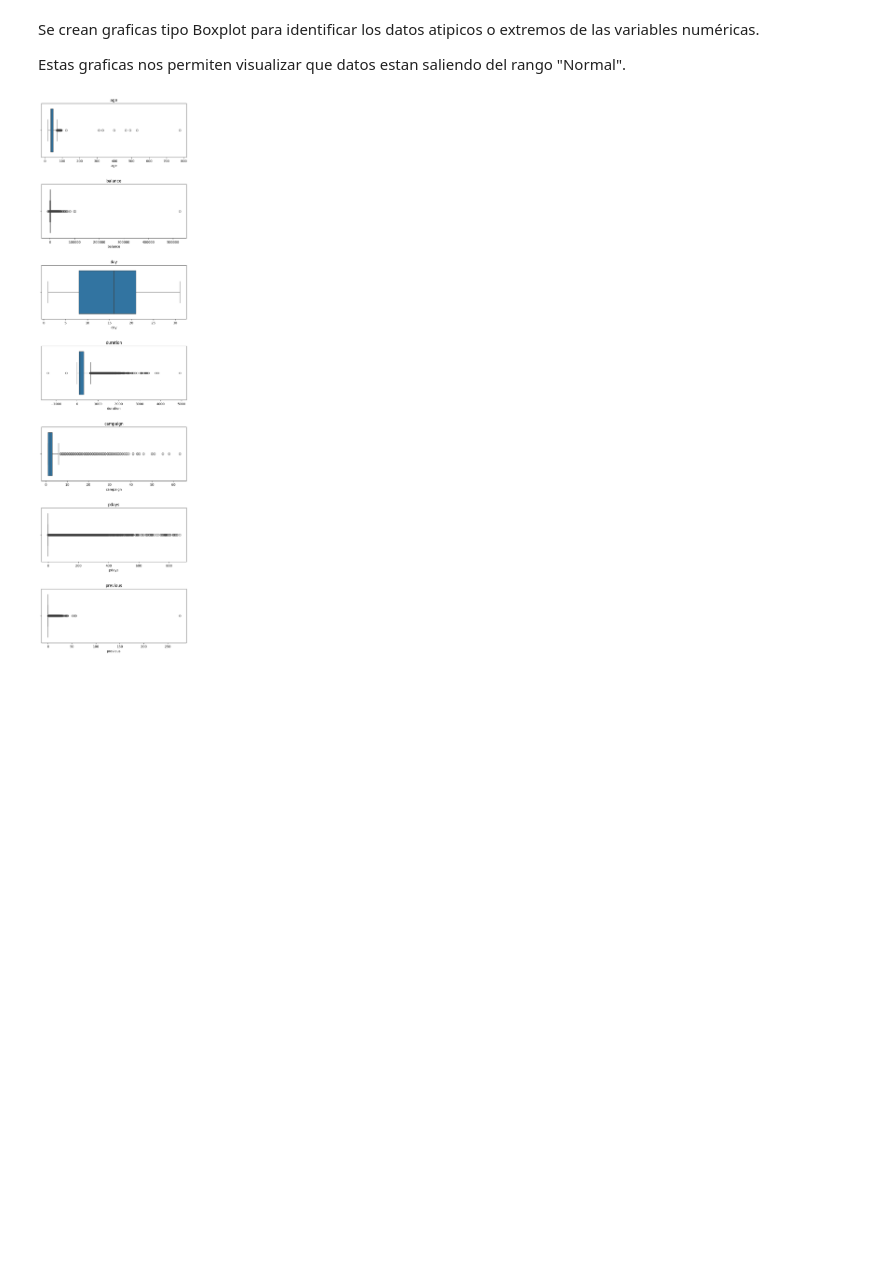
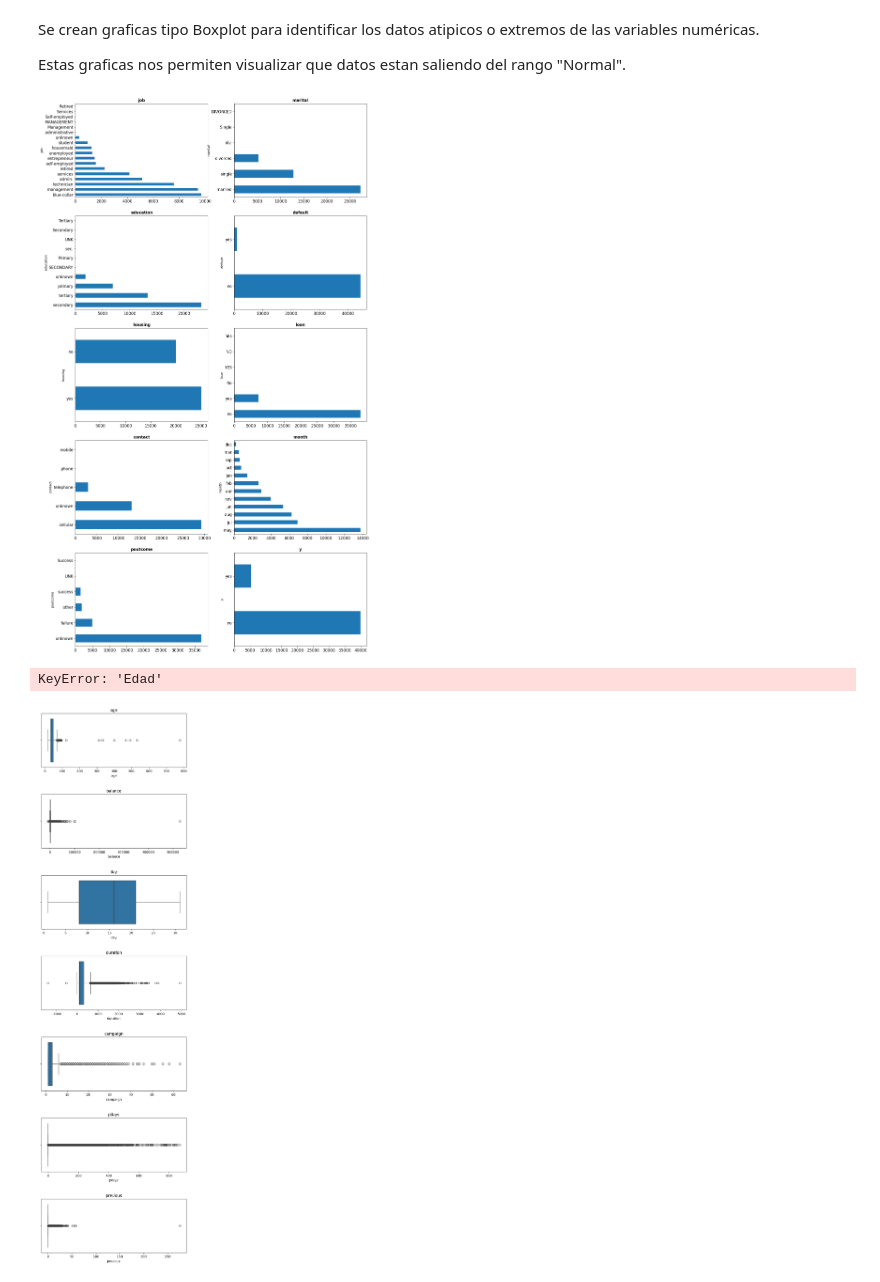
Before and after one commit to Ivan2125/Apuntes-TalentoTech-Colombia, a Jupyter notebook: 1-sesion/Limpieza-de-datos.ipynb, the cells around one changed output. Drawn from its saved outputs; the diff is of its cells as text; code cells hidden in the pictures; blank space fills up the shorter version.

```diff
--- a/1-sesion/Limpieza-de-datos.ipynb
+++ b/1-sesion/Limpieza-de-datos.ipynb
@@ -264,6 +265,21 @@ Creemos gráficas tipo "boxplot" de las columnas numéricas:
 Se crean graficas tipo Boxplot para identificar los datos atipicos o extremos de las variables numéricas.
 
 Estas graficas nos permiten visualizar que datos estan saliendo del rango "Normal".
+# %%
+utils.graficos_eda_categoricos(data.select_dtypes(include="object"))
+# %% [output]
+[figure, added]
+# %%
+if "Edad" in data.columns:
+    labels = ["0-18", "19-30", "31-40", "41-50", "51+"]
+    data["Rango de Edad"] = pd.cut(data["Edad"], bins=bins, labels=labels, right=False)
+    conteo_por_rango = (
+        data.groupby("Rango de Edad").size().reset_index(name="Cantidad de Personas")
+    )
+
+print(data)
+# %% [output]
+KeyError: 'Edad'
 # %%
 # Generar gráficas individuales pues las variables numéricas
 # están en rangos diferentes
```
Also changed, not shown: parts of 7 cells of this notebook, 1 other file.
